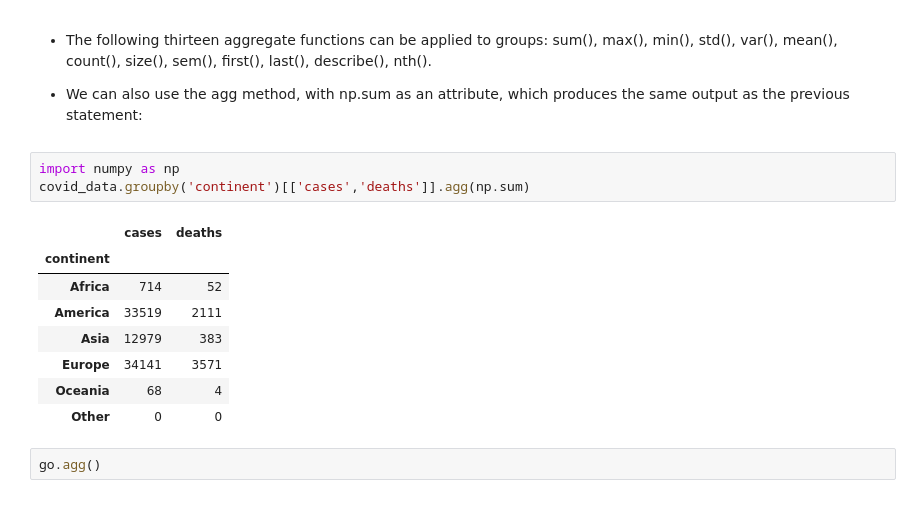
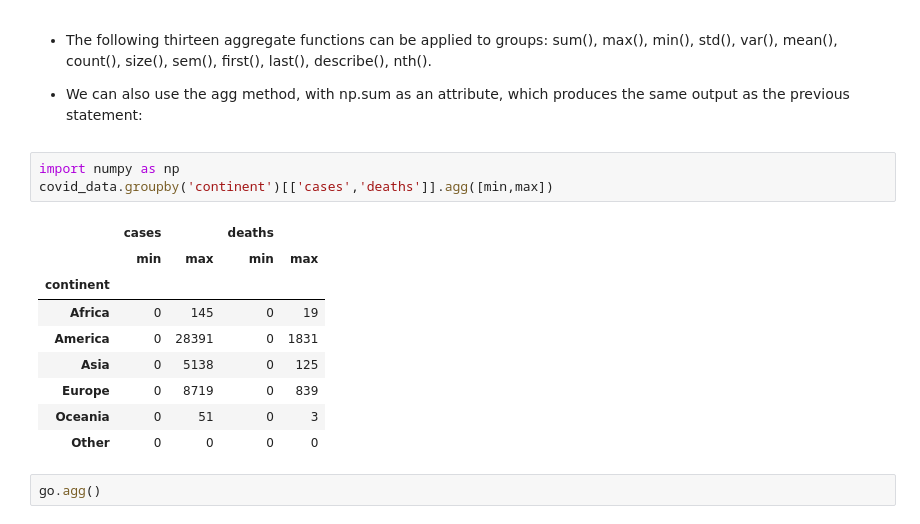
Before and after one commit to svkarthik86/Advanced-python, a Jupyter notebook: Pandas_DataFrame_Lec.ipynb, the cells around one changed output. Cells and saved outputs as stored; diff of their text form.

```diff
--- a/Pandas_DataFrame_Lec.ipynb
+++ b/Pandas_DataFrame_Lec.ipynb
@@ -2000,16 +2055,17 @@ Whenever you perform a groupby operation, it is recommended that these three ele
 - We can also use the agg method, with np.sum as an attribute, which produces the same output as the previous statement:
 # %%
 import numpy as np
-covid_data.groupby('continent')[['cases','deaths']].agg(np.sum)
+covid_data.groupby('continent')[['cases','deaths']].agg([min,max])
 # %% [output]
-|  | cases | deaths |
-| continent |  |  |
-| Africa | 714 | 52 |
-| America | 33519 | 2111 |
-| Asia | 12979 | 383 |
-| Europe | 34141 | 3571 |
-| Oceania | 68 | 4 |
-| Other | 0 | 0 |
+|  | cases |  | deaths |  |
+|  | min | max | min | max |
+| continent |  |  |  |  |
+| Africa | 0 | 145 | 0 | 19 |
+| America | 0 | 28391 | 0 | 1831 |
+| Asia | 0 | 5138 | 0 | 125 |
+| Europe | 0 | 8719 | 0 | 839 |
+| Oceania | 0 | 51 | 0 | 3 |
+| Other | 0 | 0 | 0 | 0 |
 # %%
 go.agg()
 # %%
```
Also changed, not shown: parts of 196 cells of this notebook.
